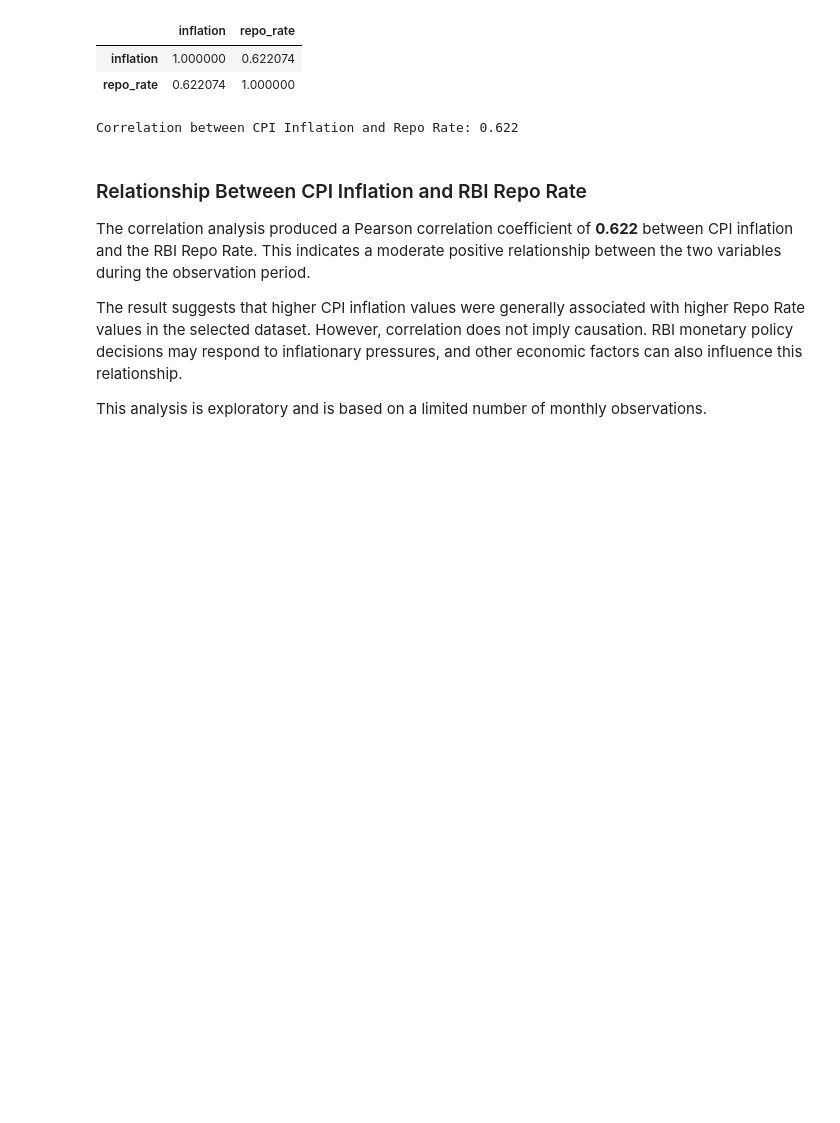
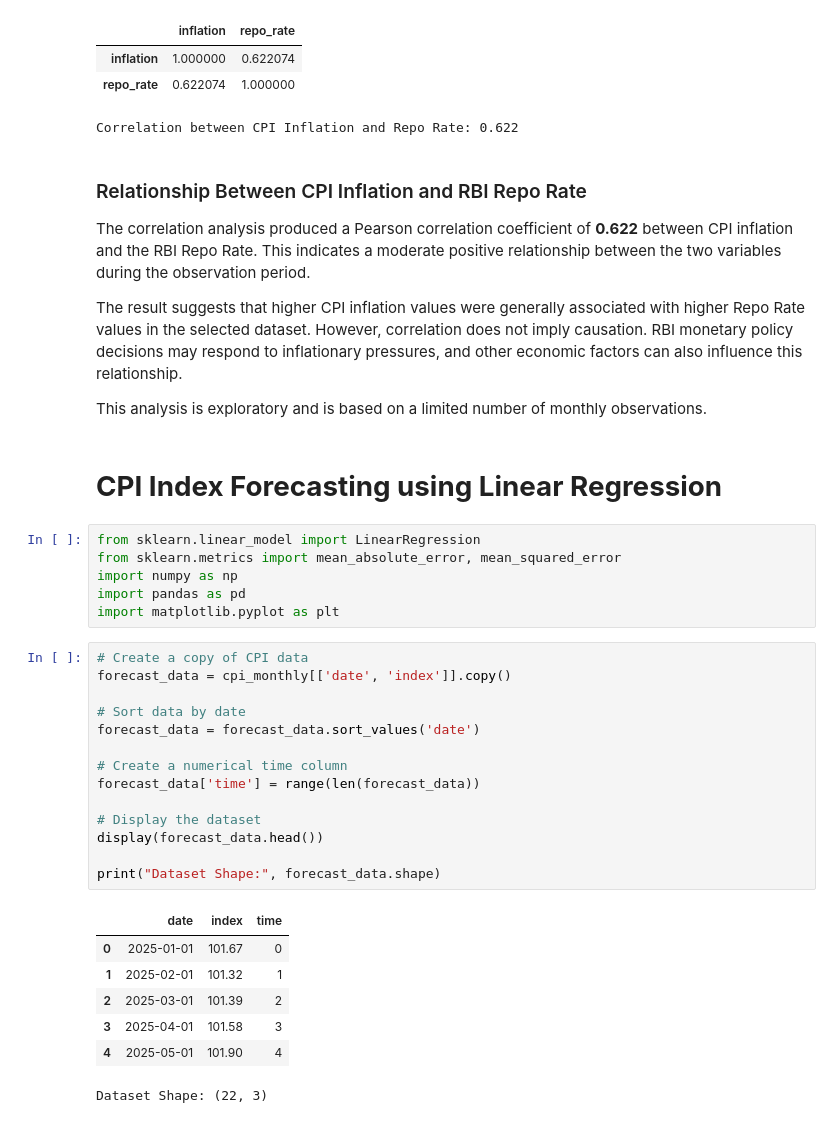
Before and after one commit to alwinbshaji/indian-economic-data-analysis-inflation-forecasting, a Jupyter notebook: Data_collection.ipynb, the cells around one changed output. Saved outputs shown, nothing was run; the diff lists cells and outputs as text; blank space fills up the shorter version.

```diff
--- a/Data_collection.ipynb
+++ b/Data_collection.ipynb
@@ -1873,3 +1873,33 @@ The correlation analysis produced a Pearson correlation coefficient of **0.622**
 The result suggests that higher CPI inflation values were generally associated with higher Repo Rate values in the selected dataset. However, correlation does not imply causation. RBI monetary policy decisions may respond to inflationary pressures, and other economic factors can also influence this relationship.
 
 This analysis is exploratory and is based on a limited number of monthly observations.
+# %% [markdown]
+# **CPI Index Forecasting using Linear Regression**
+# %%
+from sklearn.linear_model import LinearRegression
+from sklearn.metrics import mean_absolute_error, mean_squared_error
+import numpy as np
+import pandas as pd
+import matplotlib.pyplot as plt
+# %%
+# Create a copy of CPI data
+forecast_data = cpi_monthly[['date', 'index']].copy()
+
+# Sort data by date
+forecast_data = forecast_data.sort_values('date')
+
+# Create a numerical time column
+forecast_data['time'] = range(len(forecast_data))
+
+# Display the dataset
+display(forecast_data.head())
+
+print("Dataset Shape:", forecast_data.shape)
+# %% [output]
+|  | date | index | time |
+| 0 | 2025-01-01 | 101.67 | 0 |
+| 1 | 2025-02-01 | 101.32 | 1 |
+| 2 | 2025-03-01 | 101.39 | 2 |
+| 3 | 2025-04-01 | 101.58 | 3 |
+| 4 | 2025-05-01 | 101.90 | 4 |
+Dataset Shape: (22, 3)
```
Also changed, not shown: parts of 12 cells of this notebook.
